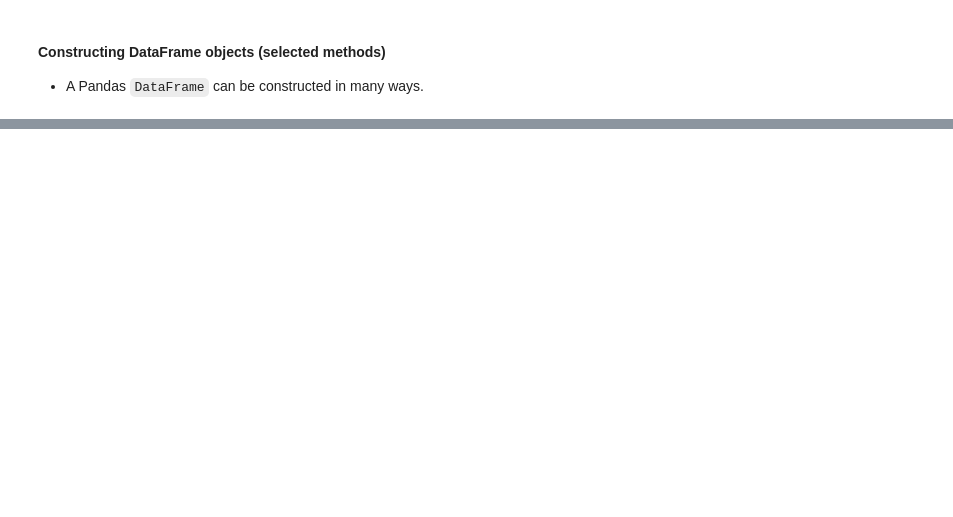
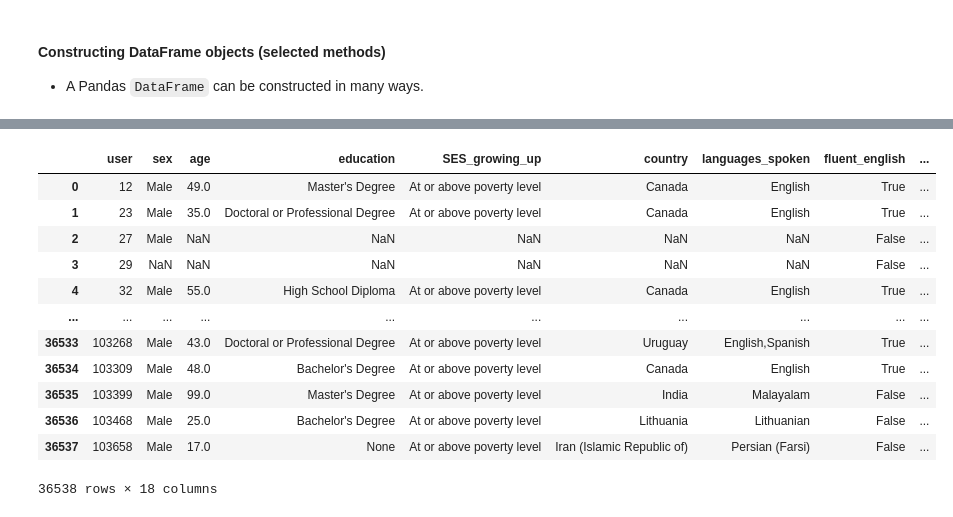
Before and after one commit to esoreq/SystemAI2022, a Jupyter notebook: bootcamp/day_04/02_Pandas_data_structures.ipynb, the cells around one changed output, grey strips where cells are left out. Cells and saved outputs as stored; diff of their text form; code cells hidden in the pictures; blank space fills up the shorter version.

```diff
--- a/bootcamp/day_04/02_Pandas_data_structures.ipynb
+++ b/bootcamp/day_04/02_Pandas_data_structures.ipynb
@@ -238,0 +485,3 @@ df
+# %%
+df_data = pd.read_csv('data/Control_Study_Wild_etal_2021_CBS_task_data_2021-07-19.csv')
+df_questions = pd.read_csv('data/Control_Study_Wild_etal_2021_questionnaire_data_2021-07-19.csv')
@@ -238,0 +602,16 @@ df
+# %%
+df_questions
+# %% [output]
+|  | user | sex | age | education | SES_growing_up | country | languages_spoken | fluent_english | ... |
+| 0 | 12 | Male | 49.0 | Master's Degree | At or above poverty level | Canada | English | True | ... |
+| 1 | 23 | Male | 35.0 | Doctoral or Professional Degree | At or above poverty level | Canada | English | True | ... |
+| 2 | 27 | Male | NaN | NaN | NaN | NaN | NaN | False | ... |
+| 3 | 29 | NaN | NaN | NaN | NaN | NaN | NaN | False | ... |
+| 4 | 32 | Male | 55.0 | High School Diploma | At or above poverty level | Canada | English | True | ... |
+| ... | ... | ... | ... | ... | ... | ... | ... | ... | ... |
+| 36533 | 103268 | Male | 43.0 | Doctoral or Professional Degree | At or above poverty level | Uruguay | English,Spanish | True | ... |
+| 36534 | 103309 | Male | 48.0 | Bachelor's Degree | At or above poverty level | Canada | English | True | ... |
+| 36535 | 103399 | Male | 99.0 | Master's Degree | At or above poverty level | India | Malayalam | False | ... |
+| 36536 | 103468 | Male | 25.0 | Bachelor's Degree | At or above poverty level | Lithuania | Lithuanian | False | ... |
+| 36537 | 103658 | Male | 17.0 | None | At or above poverty level | Iran (Islamic Republic of) | Persian (Farsi) | False | ... |
+36538 rows × 18 columns
```
Also changed, not shown: parts of 51 cells of this notebook, 57 other files.
